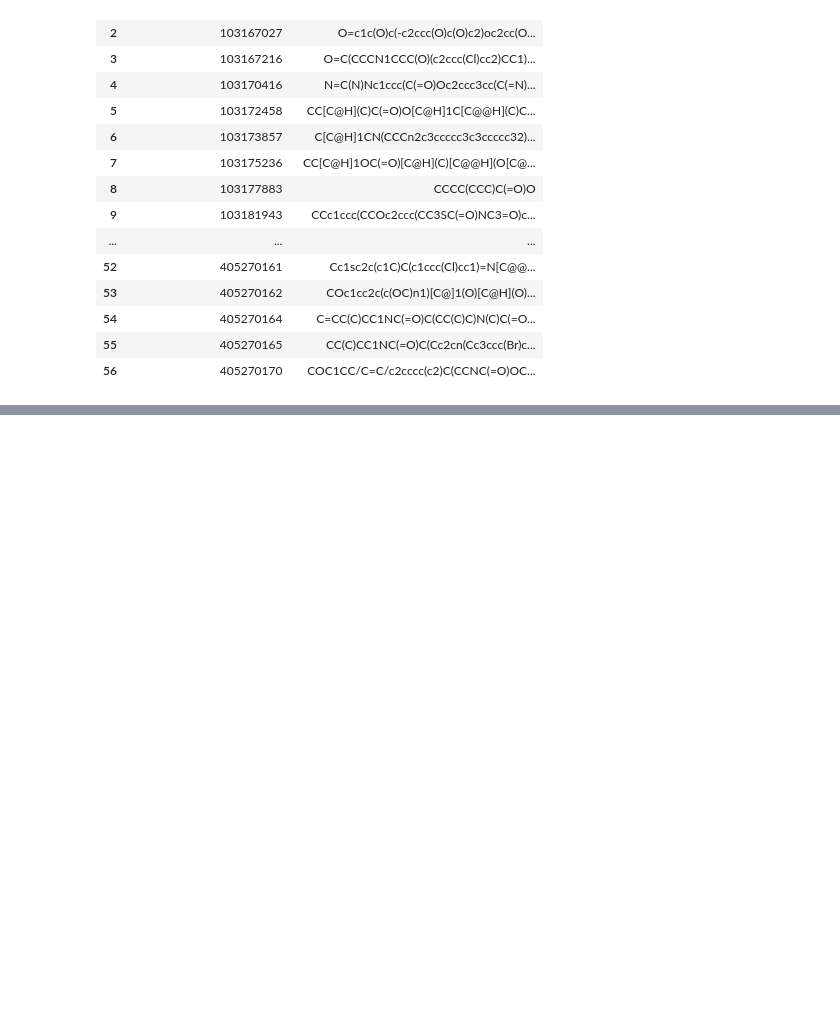
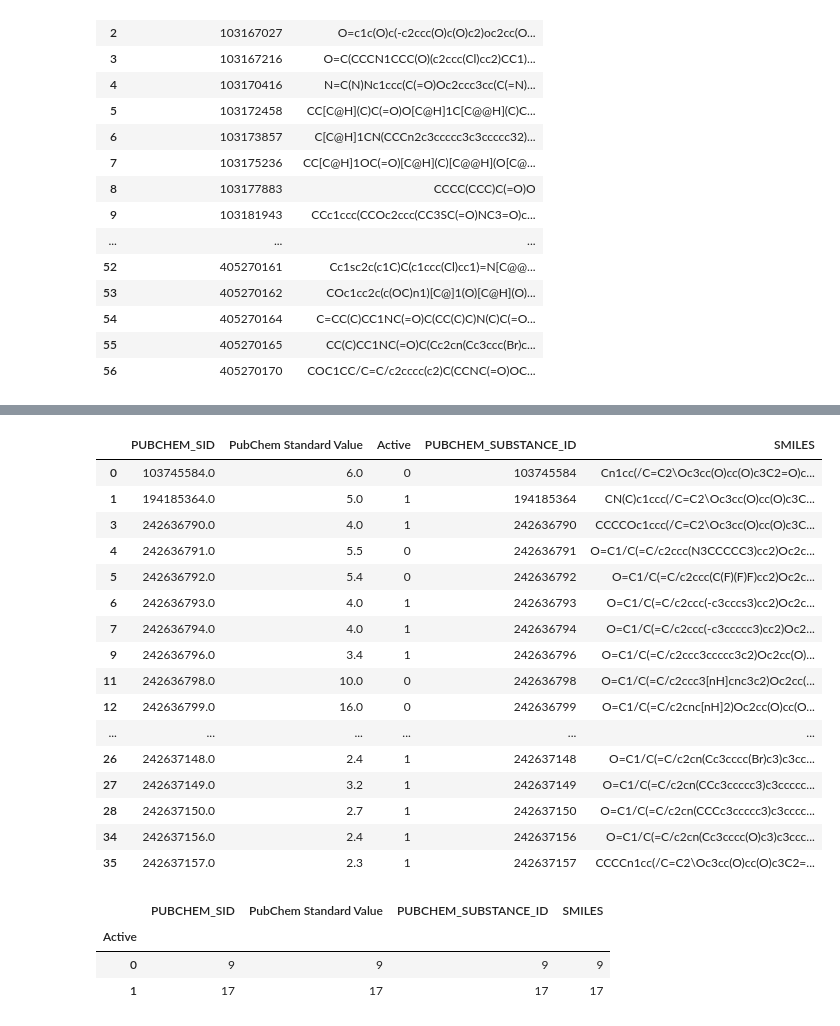
Before and after one commit to estherb-s/CovidGCN, a Jupyter notebook: CreateTrainingDataset.ipynb, the cells around one changed output, grey strips where cells are left out. Drawn from its saved outputs; the diff is of its cells as text; code cells hidden in the pictures; blank space fills up the shorter version.

Commit message:
Added utils methods and updated training datasets

```diff
--- a/CreateTrainingDataset.ipynb
+++ b/CreateTrainingDataset.ipynb
@@ -177,0 +231,32 @@ df2
+# %%
+csv = f"data/AID_1143407_datatable_all.csv"
+pubchem = f"data/3171584971049892057.sdf"
+df4 = load_and_prepCSV(csv)
+pc1 = load_and_prepSDF(pubchem)
+training3 = finalise_dataset(df4, pc1)
+training3
+# %% [output]
+|  | PUBCHEM_SID | PubChem Standard Value | Active | PUBCHEM_SUBSTANCE_ID | SMILES |
+| 0 | 103745584.0 | 6.0 | 0 | 103745584 | Cn1cc(/C=C2\Oc3cc(O)cc(O)c3C2=O)c... |
+| 1 | 194185364.0 | 5.0 | 1 | 194185364 | CN(C)c1ccc(/C=C2\Oc3cc(O)cc(O)c3C... |
+| 3 | 242636790.0 | 4.0 | 1 | 242636790 | CCCCOc1ccc(/C=C2\Oc3cc(O)cc(O)c3C... |
+| 4 | 242636791.0 | 5.5 | 0 | 242636791 | O=C1/C(=C/c2ccc(N3CCCCC3)cc2)Oc2c... |
+| 5 | 242636792.0 | 5.4 | 0 | 242636792 | O=C1/C(=C/c2ccc(C(F)(F)F)cc2)Oc2c... |
+| 6 | 242636793.0 | 4.0 | 1 | 242636793 | O=C1/C(=C/c2ccc(-c3cccs3)cc2)Oc2c... |
+| 7 | 242636794.0 | 4.0 | 1 | 242636794 | O=C1/C(=C/c2ccc(-c3ccccc3)cc2)Oc2... |
+| 9 | 242636796.0 | 3.4 | 1 | 242636796 | O=C1/C(=C/c2ccc3ccccc3c2)Oc2cc(O)... |
+| 11 | 242636798.0 | 10.0 | 0 | 242636798 | O=C1/C(=C/c2ccc3[nH]cnc3c2)Oc2cc(... |
+| 12 | 242636799.0 | 16.0 | 0 | 242636799 | O=C1/C(=C/c2cnc[nH]2)Oc2cc(O)cc(O... |
+| ... | ... | ... | ... | ... | ... |
+| 26 | 242637148.0 | 2.4 | 1 | 242637148 | O=C1/C(=C/c2cn(Cc3cccc(Br)c3)c3cc... |
+| 27 | 242637149.0 | 3.2 | 1 | 242637149 | O=C1/C(=C/c2cn(CCc3ccccc3)c3ccccc... |
+| 28 | 242637150.0 | 2.7 | 1 | 242637150 | O=C1/C(=C/c2cn(CCCc3ccccc3)c3cccc... |
+| 34 | 242637156.0 | 2.4 | 1 | 242637156 | O=C1/C(=C/c2cn(Cc3cccc(O)c3)c3ccc... |
+| 35 | 242637157.0 | 2.3 | 1 | 242637157 | CCCCn1cc(/C=C2\Oc3cc(O)cc(O)c3C2=... |
+# %%
+training3.groupby('Active').count()
+# %% [output]
+|  | PUBCHEM_SID | PubChem Standard Value | PUBCHEM_SUBSTANCE_ID | SMILES |
+| Active |  |  |  |  |
+| 0 | 9 | 9 | 9 | 9 |
+| 1 | 17 | 17 | 17 | 17 |
```
Also changed, not shown: parts of 13 cells of this notebook, 2 other files.
